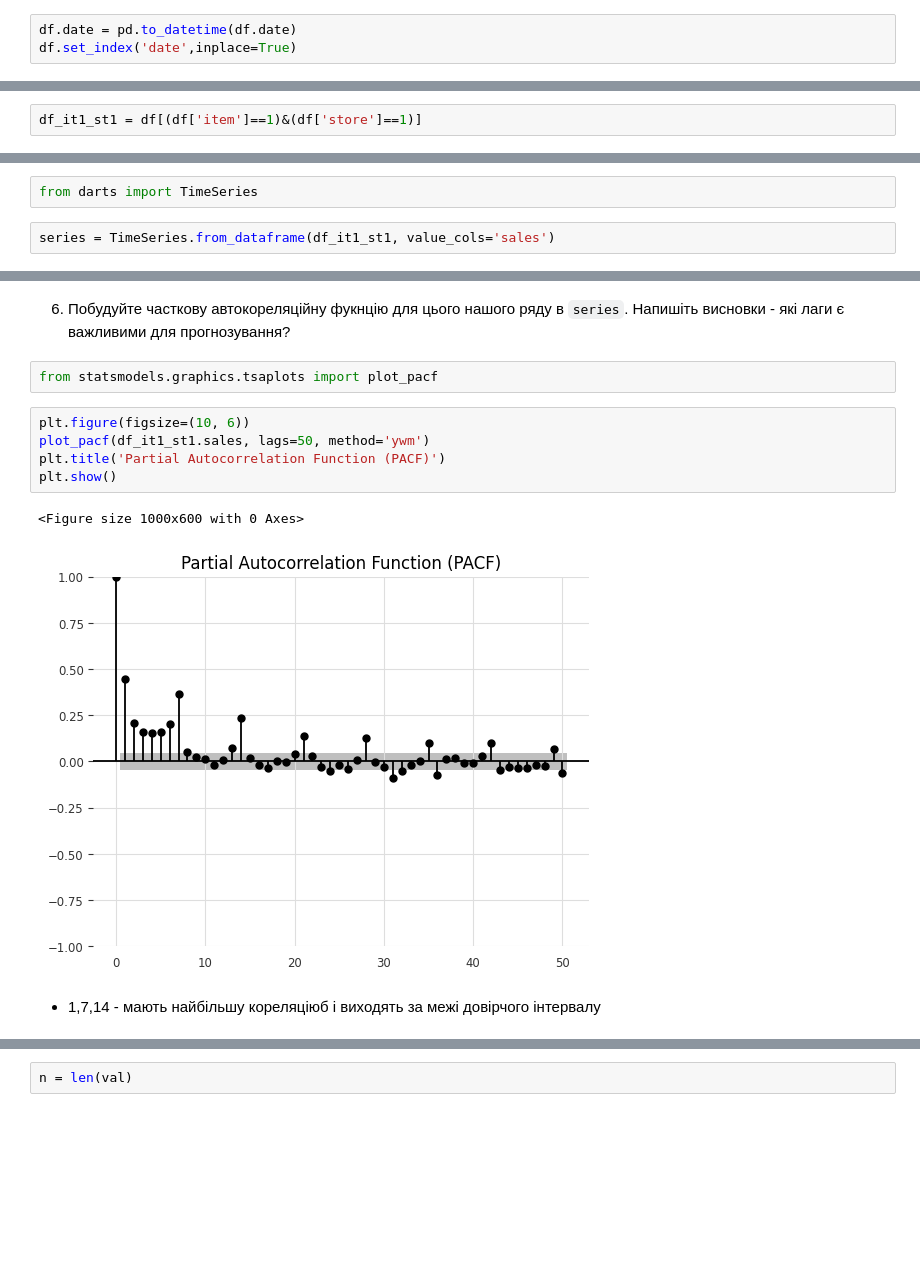
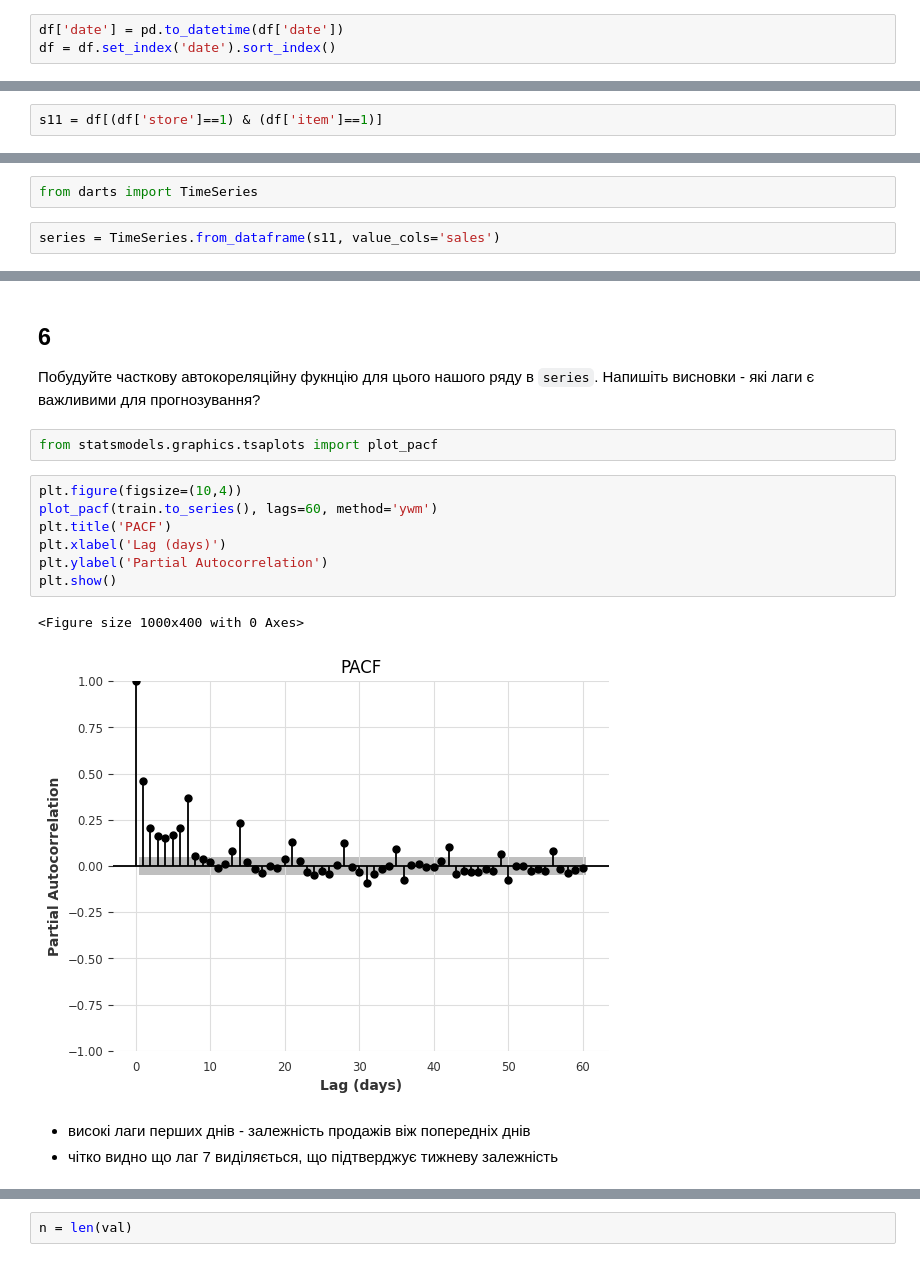
Before and after one commit to chornamarta/ml3.0, a Jupyter notebook: Module 2/TimeSeries/HW_2_5_Time_Series_Analysis.ipynb, the cells around one changed output, grey strips where cells are left out. Saved outputs shown, nothing was run; the diff lists cells and outputs as text; blank space fills up the shorter version.

```diff
--- a/Module 2/TimeSeries/HW_2_5_Time_Series_Analysis.ipynb
+++ b/Module 2/TimeSeries/HW_2_5_Time_Series_Analysis.ipynb
@@ -36,4 +29,4 @@ df.head()
 # %%
-df.date = pd.to_datetime(df.date)
-df.set_index('date',inplace=True)
+df['date'] = pd.to_datetime(df['date'])
+df = df.set_index('date').sort_index()
 # %%
@@ -110,2 +138,2 @@ plt.show()
 # %%
-df_it1_st1 = df[(df['item']==1)&(df['store']==1)]
+s11 = df[(df['store']==1) & (df['item']==1)]
@@ -152,5 +161,5 @@ plt.show()
 # %%
 from darts import TimeSeries
 # %%
-series = TimeSeries.from_dataframe(df_it1_st1, value_cols='sales')
+series = TimeSeries.from_dataframe(s11, value_cols='sales')
 # %%
@@ -192,15 +194,20 @@ val.plot(label="validation")
 # %% [markdown]
-6. Побудуйте часткову автокореляційну фукнцію для цього нашого ряду в `series`. Напишіть висновки - які лаги є важливими для прогнозування?
+## 6
+
+Побудуйте часткову автокореляційну фукнцію для цього нашого ряду в `series`. Напишіть висновки - які лаги є важливими для прогнозування?
 # %%
 from statsmodels.graphics.tsaplots import plot_pacf
 # %%
-plt.figure(figsize=(10, 6))
-plot_pacf(df_it1_st1.sales, lags=50, method='ywm')
-plt.title('Partial Autocorrelation Function (PACF)')
+plt.figure(figsize=(10,4))
+plot_pacf(train.to_series(), lags=60, method='ywm')
+plt.title('PACF')
+plt.xlabel('Lag (days)')
+plt.ylabel('Partial Autocorrelation')
 plt.show()
 # %% [output]
-<Figure size 1000x600 with 0 Axes>
+<Figure size 1000x400 with 0 Axes>
-[figure, old version]
+[figure, new version]
-# %% [markdown]
-- 1,7,14 - мають найбільшу кореляціюб і виходять за межі довірчого інтервалу
+# %% [markdown]
+* високі лаги перших днів - залежність продажів віж попередніх днів
+* чітко видно що лаг 7 виділяється, що підтверджує тижневу залежність
 # %% [markdown]
```
Also changed, not shown: parts of 109 cells of this notebook.
